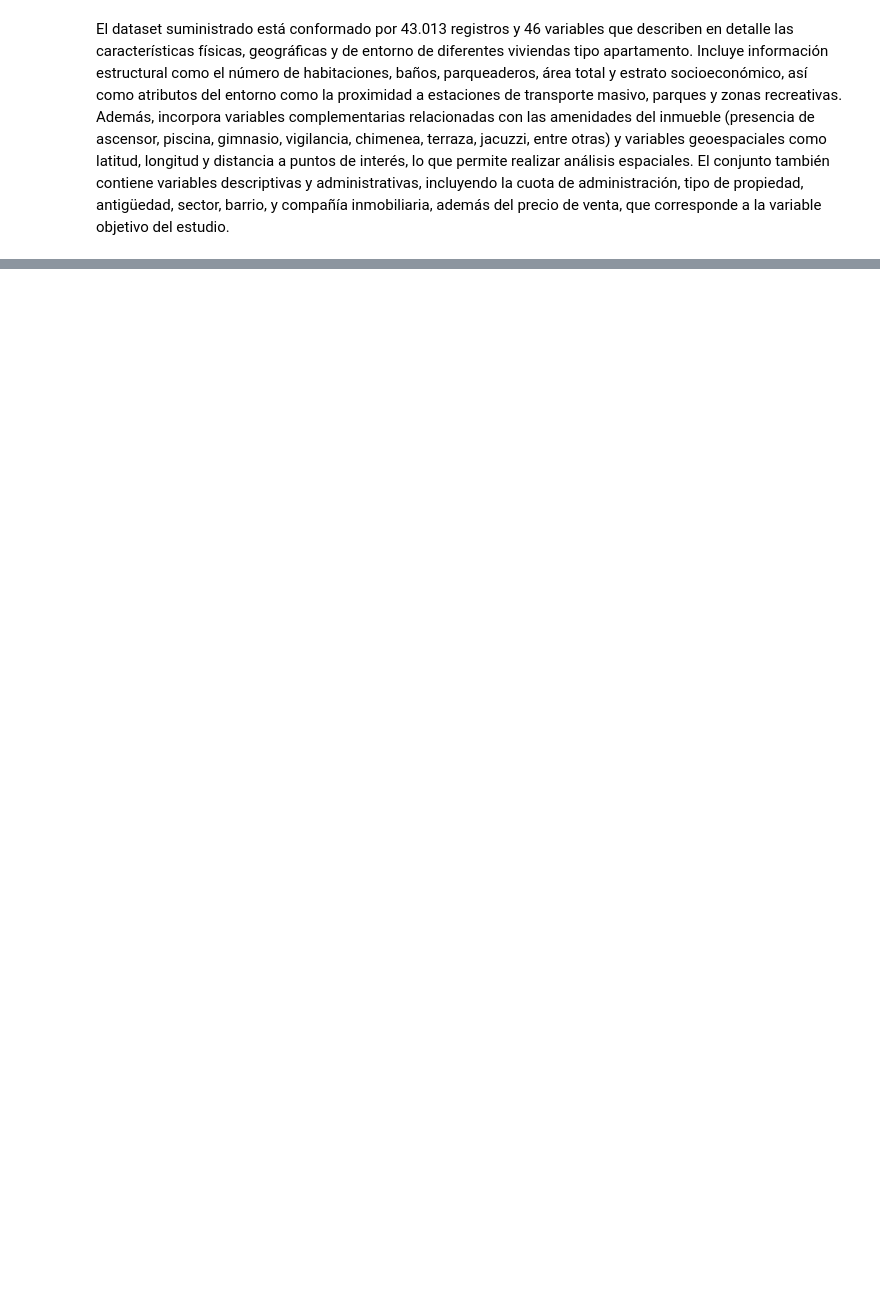
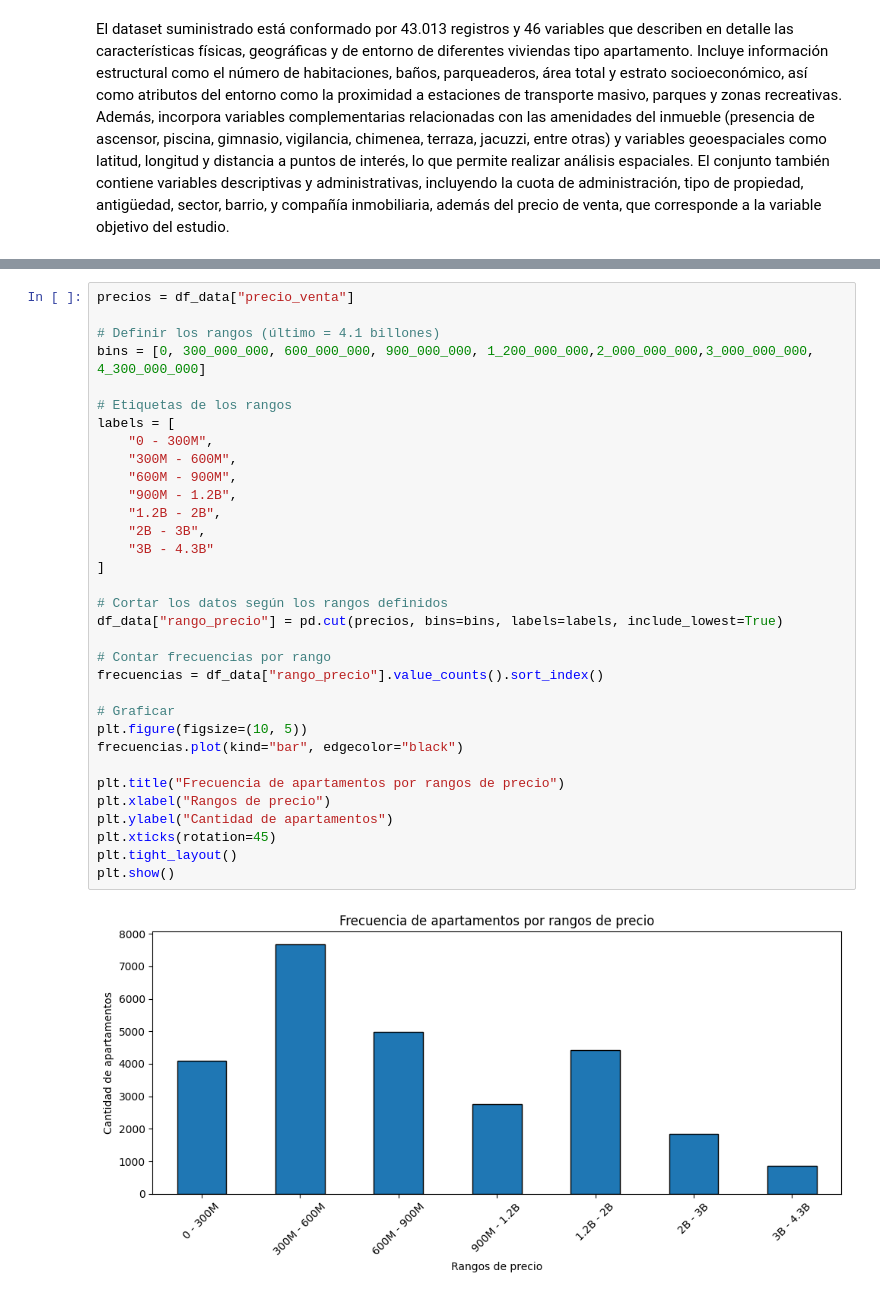
Before and after one commit to leodie1615/Taller2-Ciencia-Datos, a Jupyter notebook: taller2_final.ipynb, the cells around one changed output, grey strips where cells are left out. Drawn from its saved outputs; the diff is of its cells as text; blank space fills up the shorter version.

```diff
--- a/taller2_final.ipynb
+++ b/taller2_final.ipynb
@@ -477,0 +190,35 @@ plt.show()
+# %%
+precios = df_data["precio_venta"]
+
+# Definir los rangos (último = 4.1 billones)
+bins = [0, 300_000_000, 600_000_000, 900_000_000, 1_200_000_000,2_000_000_000,3_000_000_000, 4_300_000_000]
+
+# Etiquetas de los rangos
+labels = [
+    "0 - 300M",
+    "300M - 600M",
+    "600M - 900M",
+    "900M - 1.2B",
+    "1.2B - 2B",
+    "2B - 3B",
+    "3B - 4.3B"
+]
+
+# Cortar los datos según los rangos definidos
+df_data["rango_precio"] = pd.cut(precios, bins=bins, labels=labels, include_lowest=True)
+
+# Contar frecuencias por rango
+frecuencias = df_data["rango_precio"].value_counts().sort_index()
+
+# Graficar
+plt.figure(figsize=(10, 5))
+frecuencias.plot(kind="bar", edgecolor="black")
+
+plt.title("Frecuencia de apartamentos por rangos de precio")
+plt.xlabel("Rangos de precio")
+plt.ylabel("Cantidad de apartamentos")
+plt.xticks(rotation=45)
+plt.tight_layout()
+plt.show()
+# %% [output]
+[figure, added]
```
Also changed, not shown: parts of 136 cells of this notebook, 1 other file.
